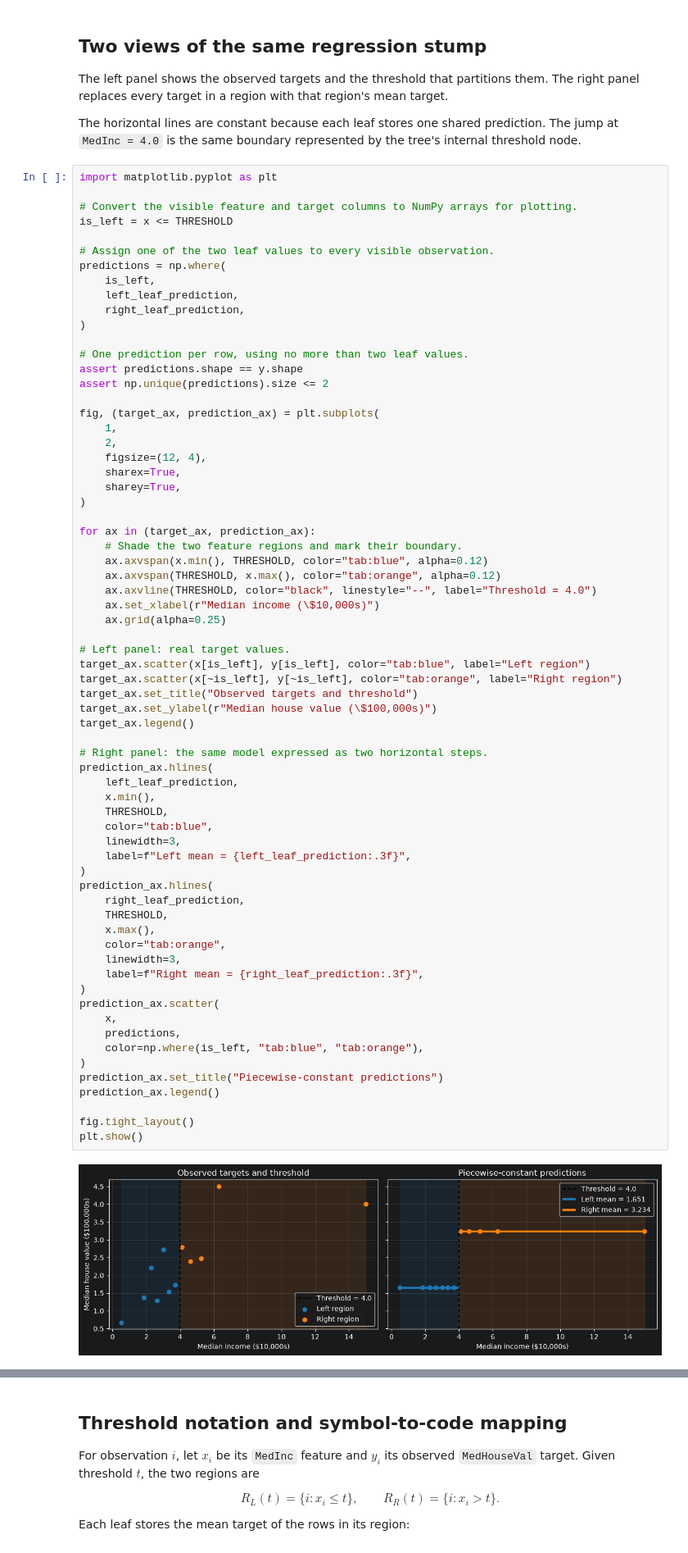
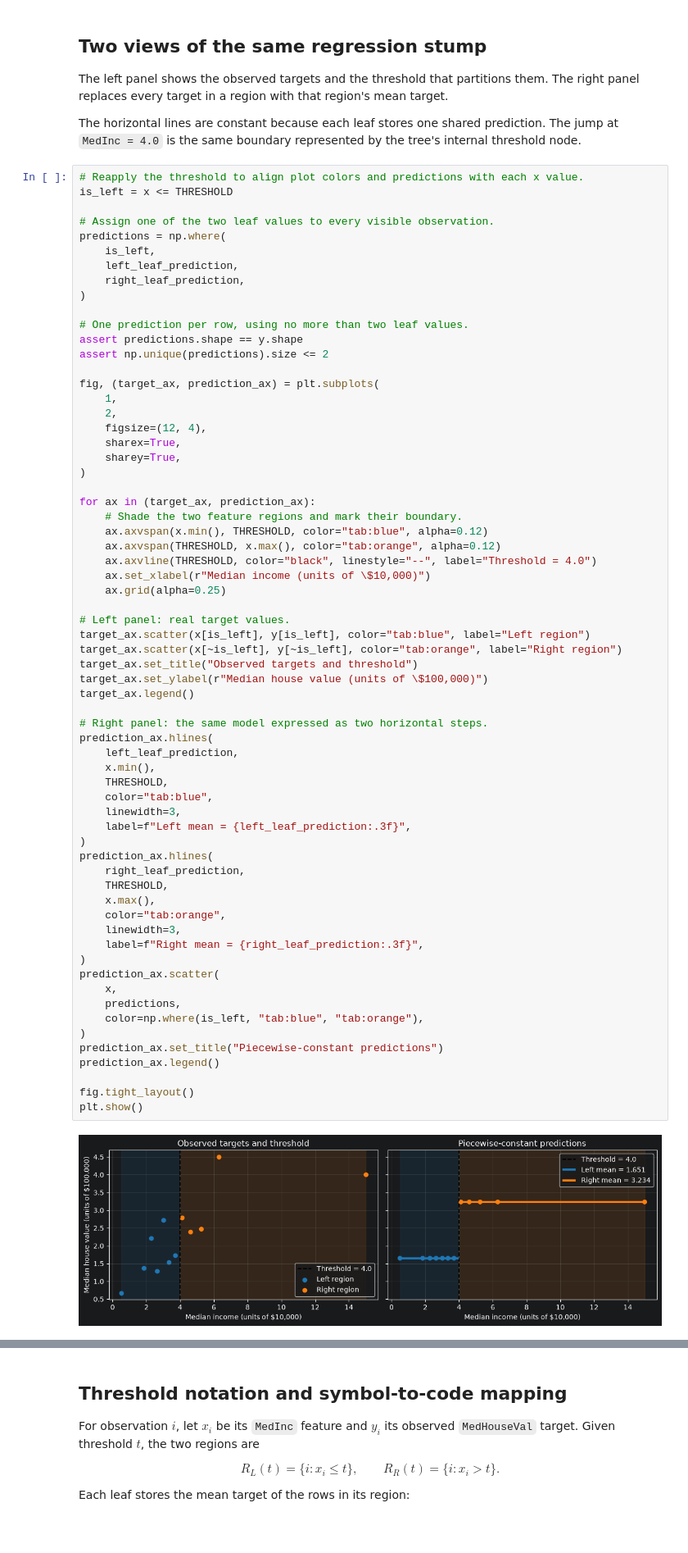
Before and after one commit to majorgilles/gradient-boosted-trees-course, a Jupyter notebook: notebooks/01-tree-prediction-geometry.ipynb, the cells around one changed output, grey strips where cells are left out. Shown at 82% size. Drawn from its saved outputs; the diff is of its cells as text.

```diff
--- a/notebooks/01-tree-prediction-geometry.ipynb
+++ b/notebooks/01-tree-prediction-geometry.ipynb
@@ -158,9 +175,7 @@ The left panel shows the observed targets and the threshold that partitions them
 The horizontal lines are constant because each leaf stores one shared prediction. The jump at
  `MedInc = 4.0` is the same boundary represented by the tree's internal threshold node.
 # %%
-import matplotlib.pyplot as plt
-
-# Convert the visible feature and target columns to NumPy arrays for plotting.
+# Reapply the threshold to align plot colors and predictions with each x value.
 is_left = x <= THRESHOLD
 
 # Assign one of the two leaf values to every visible observation.
@@ -187,42 +202,42 @@ for ax in (target_ax, prediction_ax):
     ax.axvspan(x.min(), THRESHOLD, color="tab:blue", alpha=0.12)
     ax.axvspan(THRESHOLD, x.max(), color="tab:orange", alpha=0.12)
     ax.axvline(THRESHOLD, color="black", linestyle="--", label="Threshold = 4.0")
-    ax.set_xlabel(r"Median income (\$10,000s)")
+    ax.set_xlabel(r"Median income (units of \$10,000)")
     ax.grid(alpha=0.25)
 
 # Left panel: real target values.
 target_ax.scatter(x[is_left], y[is_left], color="tab:blue", label="Left region")
 target_ax.scatter(x[~is_left], y[~is_left], color="tab:orange", label="Right region")
 target_ax.set_title("Observed targets and threshold")
-target_ax.set_ylabel(r"Median house value (\$100,000s)")
+target_ax.set_ylabel(r"Median house value (units of \$100,000)")
 target_ax.legend()
 
 # Right panel: the same model expressed as two horizontal steps.
 prediction_ax.hlines(
     left_leaf_prediction,
     x.min(),
     THRESHOLD,
     color="tab:blue",
     linewidth=3,
     label=f"Left mean = {left_leaf_prediction:.3f}",
 )
 prediction_ax.hlines(
     right_leaf_prediction,
     THRESHOLD,
     x.max(),
     color="tab:orange",
     linewidth=3,
     label=f"Right mean = {right_leaf_prediction:.3f}",
 )
 prediction_ax.scatter(
     x,
     predictions,
     color=np.where(is_left, "tab:blue", "tab:orange"),
 )
 prediction_ax.set_title("Piecewise-constant predictions")
 prediction_ax.legend()
 
 fig.tight_layout()
 plt.show()
 # %% [output]
-[figure, old version]
+[figure, new version]
```
Also changed, not shown: parts of 12 cells of this notebook.
